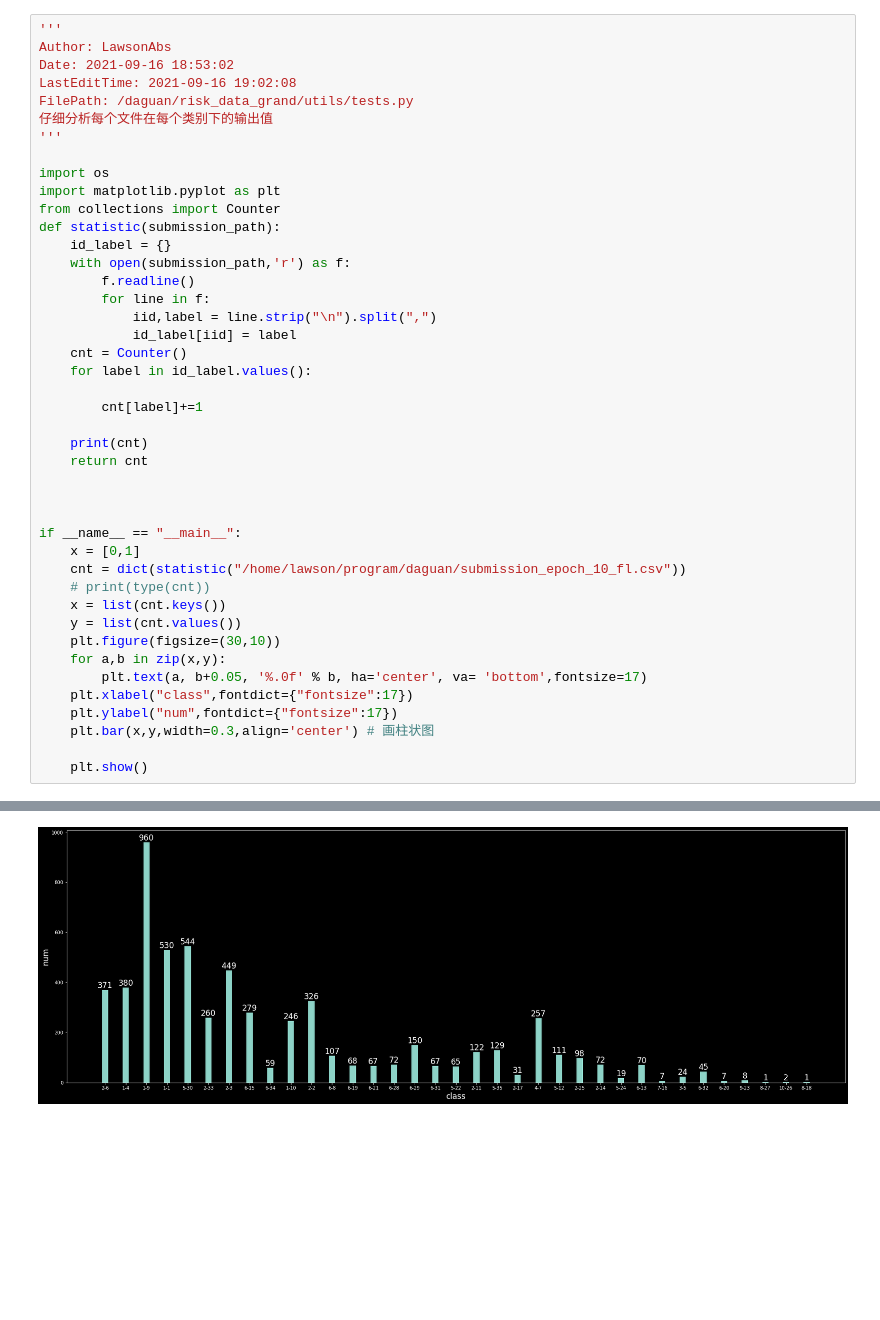
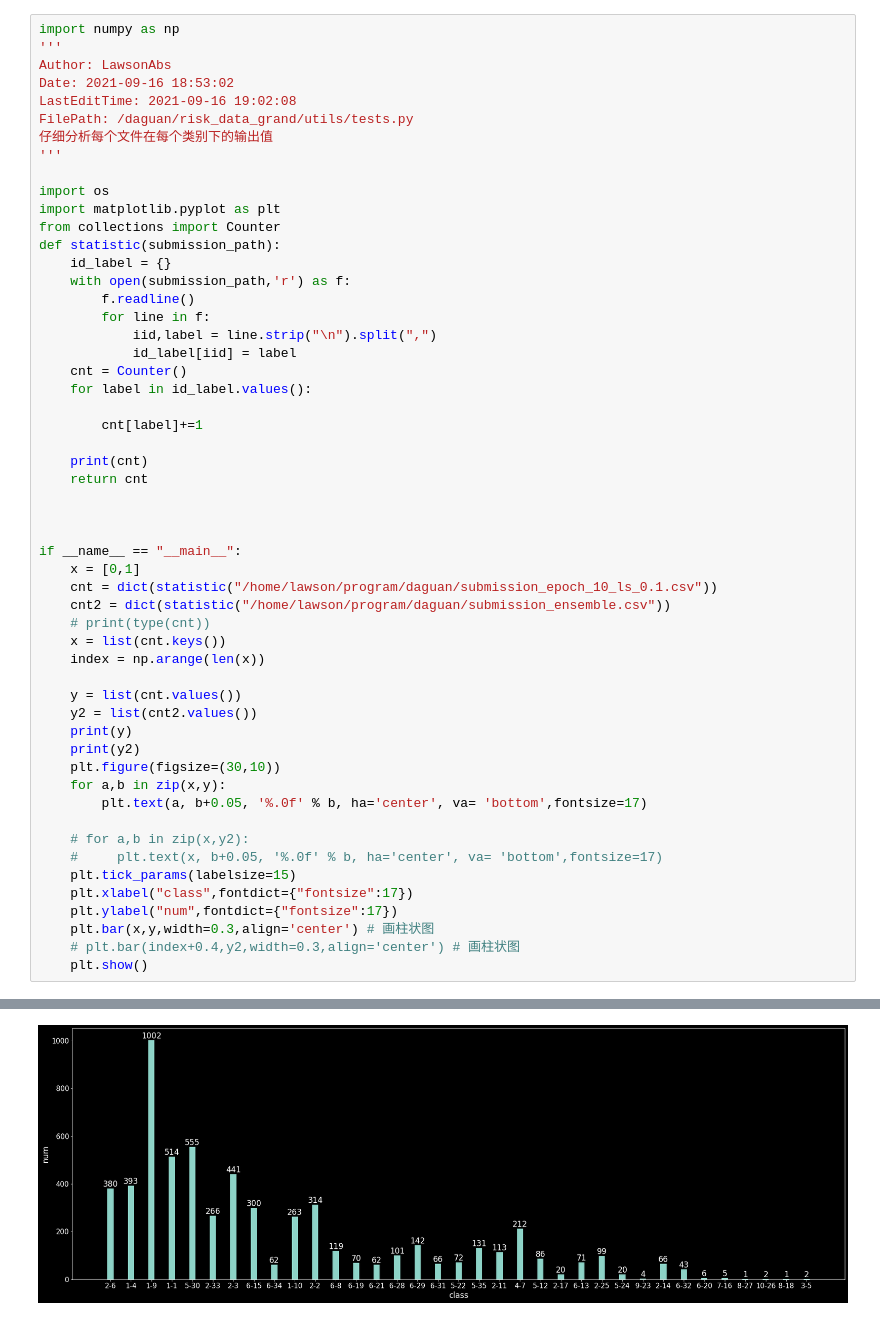
Before and after one commit to LawsonAbs/daguan, a Jupyter notebook: risk_data_grand/utils/show.ipynb, the cells around one changed output, grey strips where cells are left out. Drawn from its saved outputs; the diff is of its cells as text; blank space fills up the shorter version.

```diff
--- a/risk_data_grand/utils/show.ipynb
+++ b/risk_data_grand/utils/show.ipynb
@@ -1,4 +1,5 @@
 # %%
+import numpy as np
 '''
 Author: LawsonAbs
 Date: 2021-09-16 18:53:02
@@ -29,16 +30,26 @@ def statistic(submission_path):
 
 if __name__ == "__main__":
     x = [0,1]
-    cnt = dict(statistic("/home/lawson/program/daguan/submission_epoch_10_fl.csv"))
+    cnt = dict(statistic("/home/lawson/program/daguan/submission_epoch_10_ls_0.1.csv"))
+    cnt2 = dict(statistic("/home/lawson/program/daguan/submission_ensemble.csv"))
     # print(type(cnt))
     x = list(cnt.keys())
+    index = np.arange(len(x))
+
     y = list(cnt.values())
+    y2 = list(cnt2.values())
+    print(y)
+    print(y2)
     plt.figure(figsize=(30,10))
     for a,b in zip(x,y):
         plt.text(a, b+0.05, '%.0f' % b, ha='center', va= 'bottom',fontsize=17)
+
+    # for a,b in zip(x,y2):
+    #     plt.text(x, b+0.05, '%.0f' % b, ha='center', va= 'bottom',fontsize=17)
+    plt.tick_params(labelsize=15)
     plt.xlabel("class",fontdict={"fontsize":17})
     plt.ylabel("num",fontdict={"fontsize":17})
     plt.bar(x,y,width=0.3,align='center') # 画柱状图
-
+    # plt.bar(index+0.4,y2,width=0.3,align='center') # 画柱状图
     plt.show()
 # %% [output]
@@ -46 +60 @@ Counter({'1-9': 960, '5-30': 544, '1-1': 530, '2-3': 449, '1-4': 380, '2-6': 371
-[figure, old version]
+[figure, new version]
```
Also changed, not shown: parts of 2 cells of this notebook, 1 other file.
